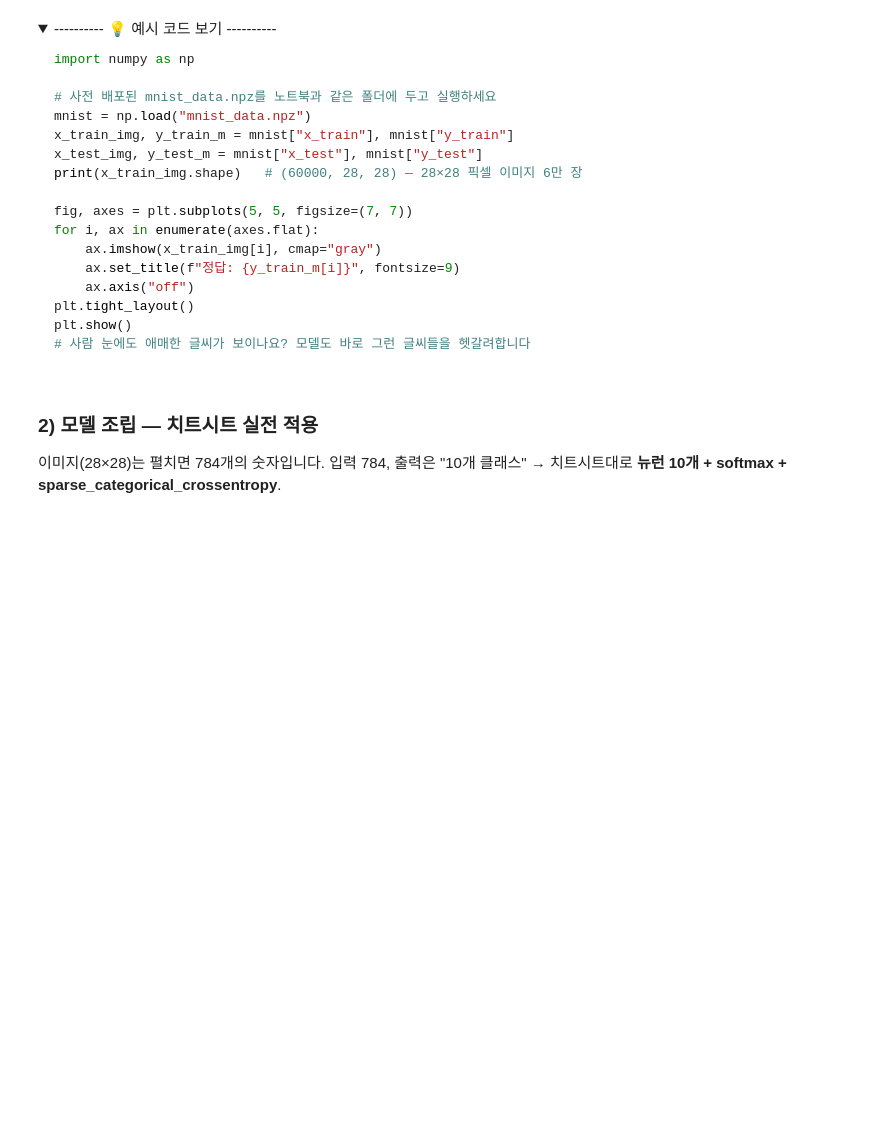
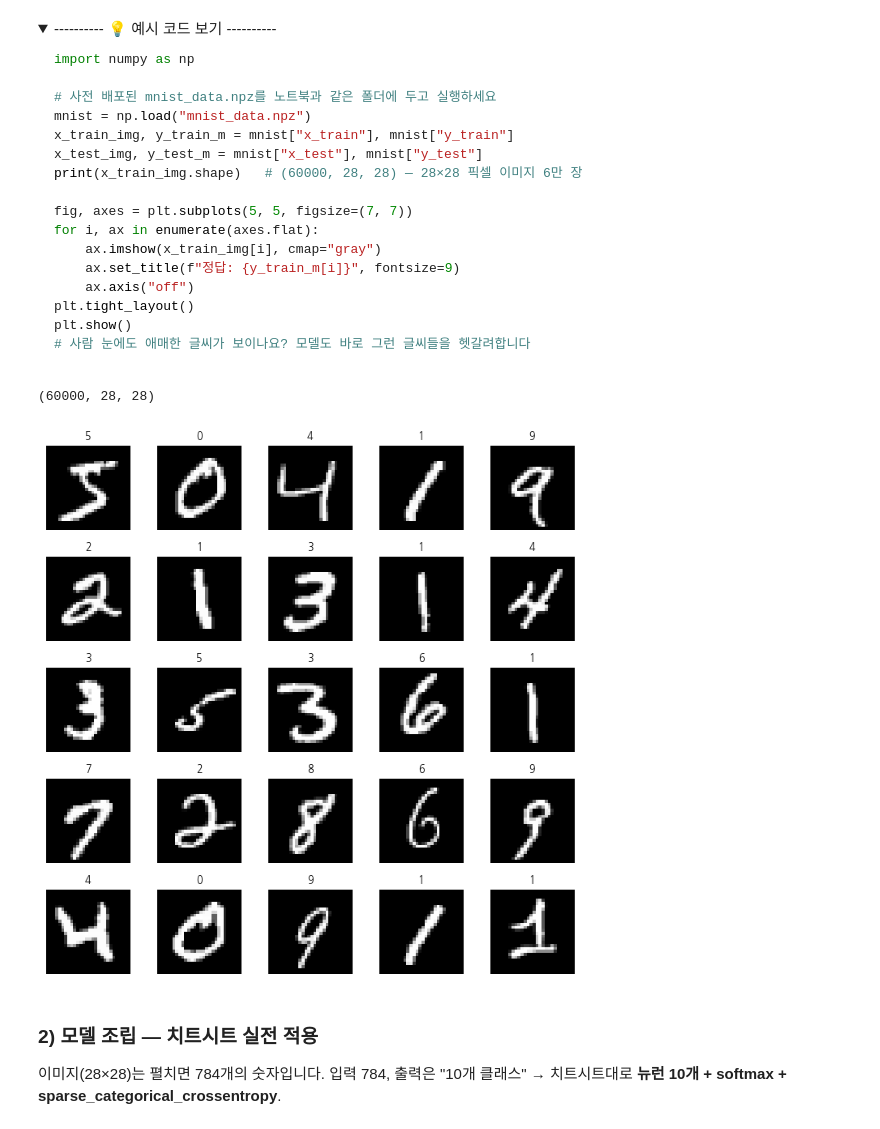
Before and after one commit to qnrPwjd/EST_AI_Challengers_Code, a Jupyter notebook: Week3(AI_Modeling)/CH14_딥러닝_Keras.ipynb, the cells around one changed output. Saved outputs shown, nothing was run; the diff lists cells and outputs as text; code cells hidden in the pictures; folded sections open; blank space fills up the shorter version.

```diff
--- a/Week3(AI_Modeling)/CH14_딥러닝_Keras.ipynb
+++ b/Week3(AI_Modeling)/CH14_딥러닝_Keras.ipynb
@@ -170,3 +173,16 @@ model.summary()   # 방금 조립한 구조 확인 — Param = 모델이 스스
 </details>
 # %%
 # 코드 입력
+from tensorflow import keras
+from tensorflow.keras import layers
+
+model = keras.Sequential([
+    keras.Input(shape = (X_train.shape[1], )),
+    layers.Dense(16, activation = 'relu'),
+    layers.Dense(8, activation = 'relu'),
+    layers.Dense(1, activation = 'sigmoid'),
+])
+
+model.compile(optimizer = 'adam', loss = 'binary_crossentropy', metrics = ['accuracy'])
+
+model.summary()
@@ -191,3 +221,8 @@ history = model.fit(
 </details>
 # %%
 # 코드 입력
+history = model.fit(X_train_scaled, y_train,
+                    epochs = 30, # 전체 데이터를 몇바퀴
+                    batch_size = 32, # 한번에 몇개씩 묶을 것인지
+                    validation_split = 0.2, # 훈련 데이터의 20%는 모의고사
+                    verbose = 1) # 진행상황(0 : 표시 안함, 1: 실시간 표시, 2: 결과만)
@@ -215,12 +268,10 @@ for i, p in enumerate(probs):
 # 시험(테스트 데이터) 성적
 # evaluate()
 # 모델 정의할 때 loss > binary_crossentropy, metrics > accuracy로 정함
+test_loss, test_acc = model.evaluate(X_test_scaled, y_test, verbose = 0)
+print(f"테스트 정확도: {test_acc:.4f}")
 
-
-
-
-
-
+probs = model.predict(X_test_scaled[:5], verbose = 0)
 
 for i, p in enumerate(probs):
     print(f"직원 {i+1}: 퇴사 확률 {p[0]*100:.1f}%")
@@ -1038,24 +1118,29 @@ plt.show()
 </details>
 # %%
 # 코드 입력
-
 import numpy as np
 
 # 사전 배포된 mnist_data.npz를 노트북과 같은 폴더에 두고 실행하세요
 # .npz는 Numpy 데이터의 압축파일
 # 이미 x_train, x_test, y_train, y_test로 분할되어 있음
 mnist = np.load("mnist_data.npz")
 
+x_train_img, y_train_m = mnist['x_train'], mnist['y_train']
+x_test_img, y_test_m = mnist['x_test'], mnist['y_test']
+print(x_train_img.shape) # 6만장, 28 px * 28 px
 
+fig, axes = plt.subplots(5, 5, figsize = (7, 7))
+for i, ax in enumerate(axes.flat):
+    ax.imshow(x_train_img[i], cmap = 'gray')
+    ax.set_title(y_train_m[i], fontsize = 9)
+    ax.axis('off')
 
-
-
-
-
-
-
-
+plt.tight_layout()
+plt.show()
 # 사람 눈에도 애매한 글씨가 보이나요? 모델도 바로 그런 글씨들을 헷갈려합니다
+# %% [output]
+(60000, 28, 28)
+[figure, added]
 # %% [markdown]
 ### 2) 모델 조립 — 치트시트 실전 적용
 
```
Also changed, not shown: parts of 18 cells of this notebook.
